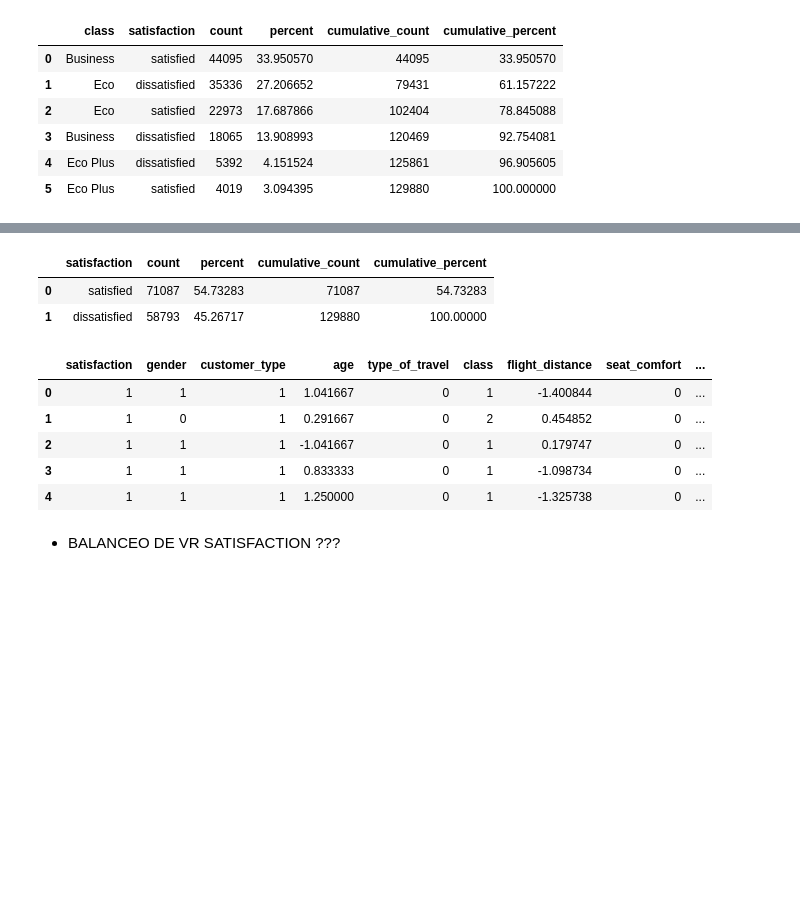
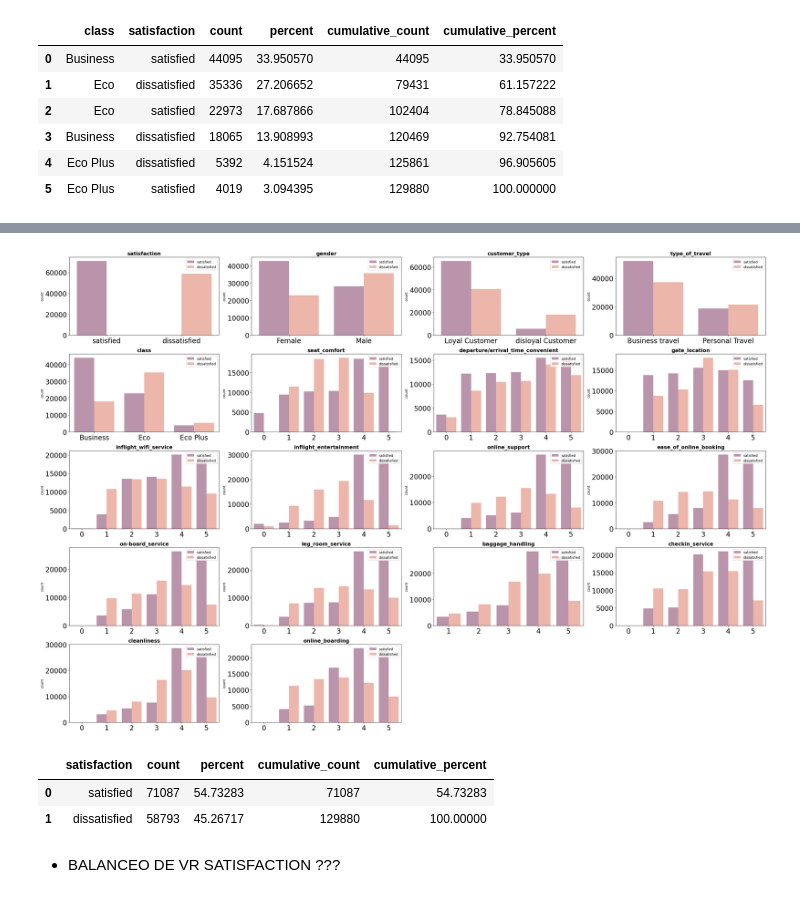
Before and after one commit to Adalab/promo_d_da_modulo3_sprint1_Estibaliz_Lorena, a Jupyter notebook: Regresión Logistica/pair_regresion_logistica2_preprocesado.ipynb, the cells around one changed output, grey strips where cells are left out. Saved outputs shown, nothing was run; the diff lists cells and outputs as text; code cells hidden in the pictures; blank space fills up the shorter version.

```diff
--- a/Regresión Logistica/pair_regresion_logistica2_preprocesado.ipynb
+++ b/Regresión Logistica/pair_regresion_logistica2_preprocesado.ipynb
@@ -38,7 +38,7 @@ Cuando nos enfrentamos a problemas de regresión lineal vimos que eran necesario
 - Codificación de las variables categóricas
 - Balanceo de la variable respuesta
 # %%
-df = pd.read_pickle('datos/df_eda.pkl')
+df = pd.read_pickle('../datos/df_eda.pkl')
 # %%
 pd.options.display.max_columns= None
 # %%
@@ -287,3 +407,31 @@ df['class'] = df['class'].map(mapa_class)
+# %%
+# Gráfico de distribución para cada variable categórica
+# ==============================================================================
+
+fig, axes = plt.subplots(nrows = 5, ncols = 4, figsize = (30, 20))
+
+axes = axes.flat
+
+for i, colum in enumerate(df_cat.columns):
+    sns.countplot(
+        data = df_cat,
+        x = colum,
+        hue = "satisfaction",
+        palette = 'rocket',
+        alpha = 0.5,
+        ax = axes[i])
+
+
+    axes[i].set_title(colum, fontsize = 15, fontweight = "bold")
+    axes[i].tick_params(labelsize = 20)
+    axes[i].set_xlabel("")
+    axes[i].legend(loc= "upper right")
+
+fig.delaxes(axes[-1])
+fig.delaxes(axes[-2])
+fig.tight_layout();
+# %% [output]
+[figure, added]
 # %%
 df.stb.freq(['satisfaction'])
 # %% [output]
@@ -297,12 +441,3 @@ df['satisfaction'] = df['satisfaction'].map(mapa_satis)
-# %%
-df.head()
-# %% [output]
-|  | satisfaction | gender | customer_type | age | type_of_travel | class | flight_distance | seat_comfort | ... |
-| 0 | 1 | 1 | 1 | 1.041667 | 0 | 1 | -1.400844 | 0 | ... |
-| 1 | 1 | 0 | 1 | 0.291667 | 0 | 2 | 0.454852 | 0 | ... |
-| 2 | 1 | 1 | 1 | -1.041667 | 0 | 1 | 0.179747 | 0 | ... |
-| 3 | 1 | 1 | 1 | 0.833333 | 0 | 1 | -1.098734 | 0 | ... |
-| 4 | 1 | 1 | 1 | 1.250000 | 0 | 1 | -1.325738 | 0 | ... |
 # %% [markdown]
 - BALANCEO DE VR SATISFACTION ???
 # %%
```
Also changed, not shown: parts of 41 cells of this notebook.
